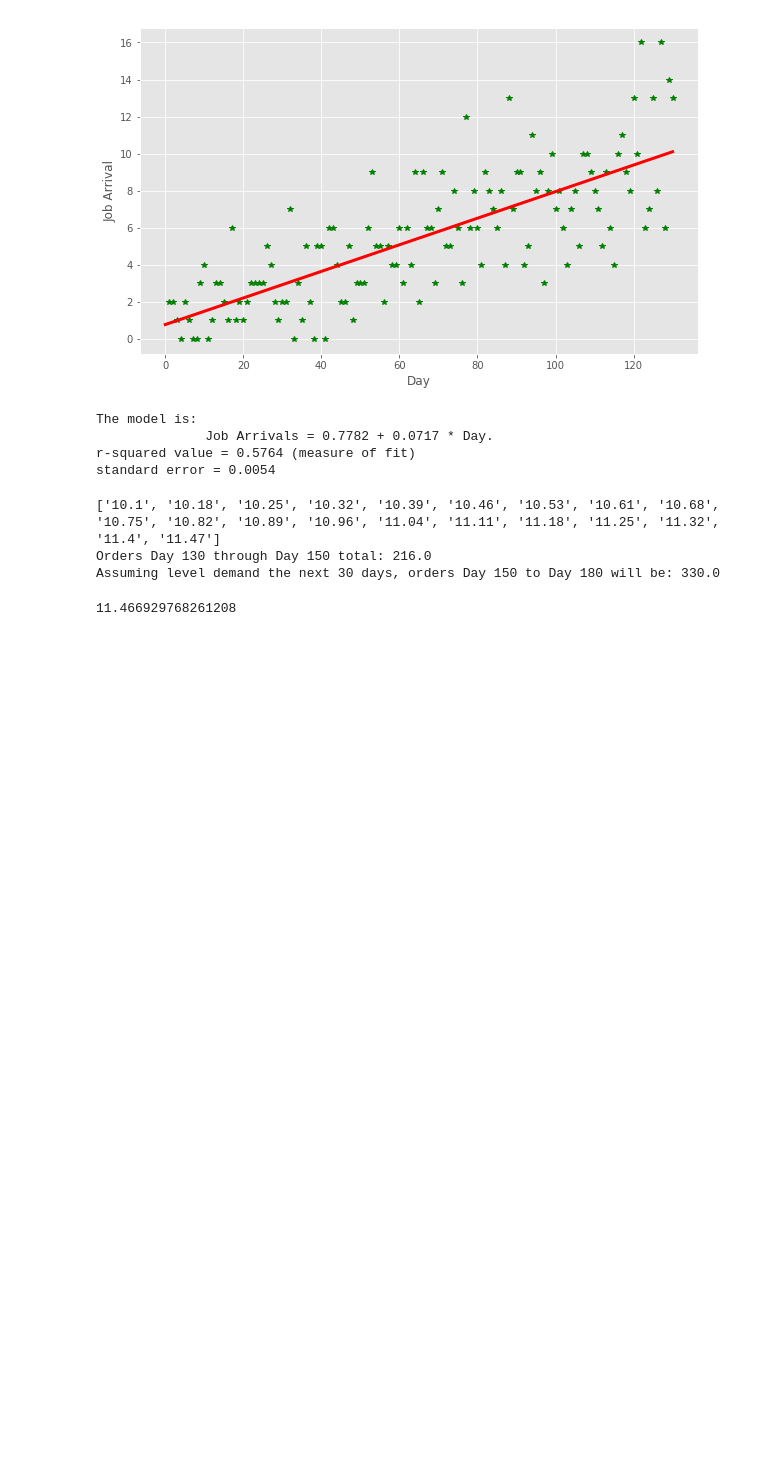
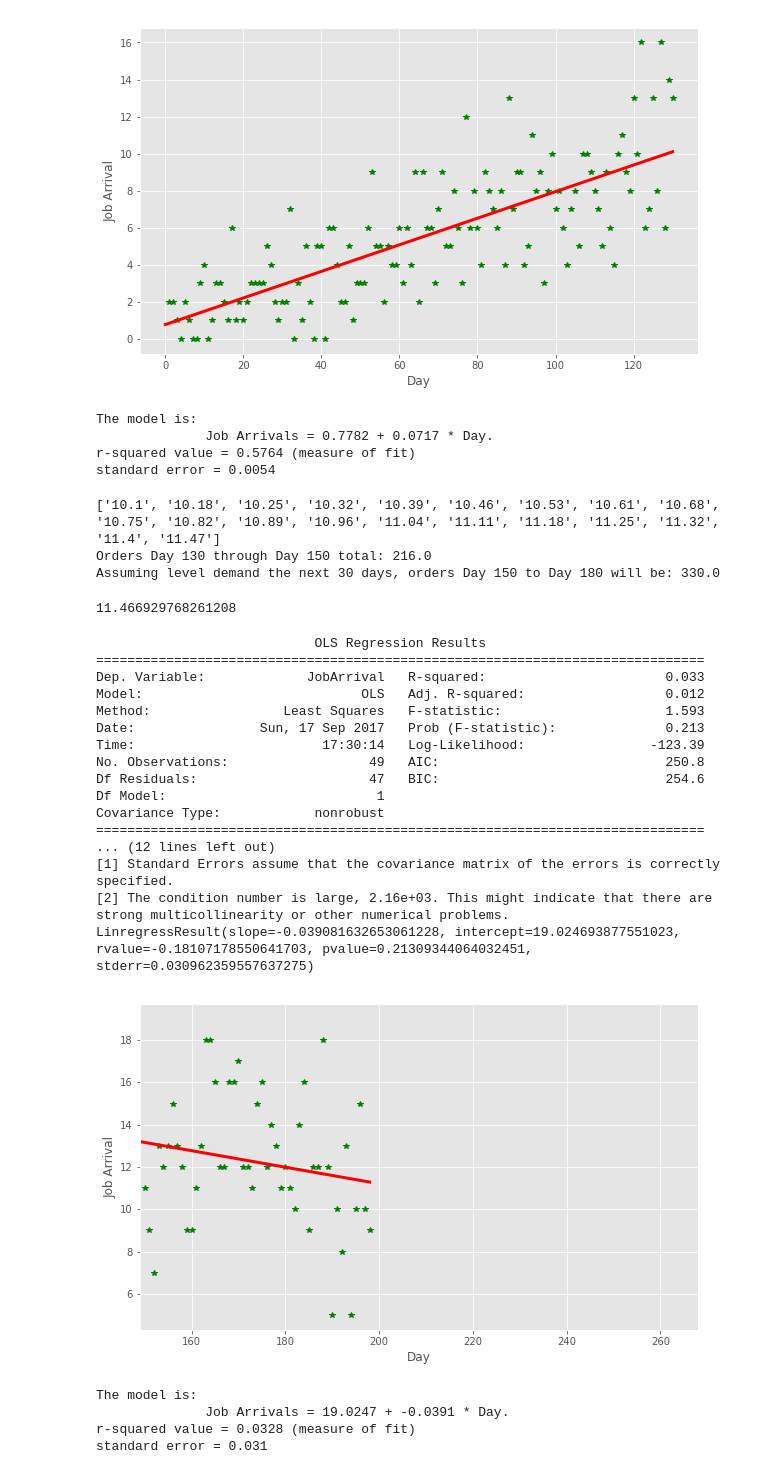
Before and after one commit to jimlohse/mgmt3450, a Jupyter notebook: Sim1.ipynb, the cells around one changed output. Cells and saved outputs as stored; diff of their text form; code cells hidden in the pictures; blank space fills up the shorter version.

Commit message:
added day 150-198 and updated demand prediction

```diff
--- a/Sim1.ipynb
+++ b/Sim1.ipynb
@@ -32,9 +32,11 @@ print("Shape of inventory dataframe is now ",inv.shape)
 #open file job-arrivals-days-1-50.csv with job arrival data
 jobs = pd.read_csv('job-arrivals-days-1-50.csv')
 jobs130 = pd.read_csv('day-130-orders.csv')
+jobs198 = pd.read_csv('job-arrivals-days-150-198.csv')
 
 print("Shape of job arrival dataframe is ",jobs.shape)
 print("Shape of job arrival 130 days dataframe is ",jobs130.shape)
+print("Shape of job arrival 150-198 days dataframe is ",jobs198.shape)
 # %% [output]
 Shape of inventory dataframe is  (50, 2)
 Shape of inventory dataframe is now  (43, 2)
@@ -224,3 +227,62 @@ print("Assuming level demand the next 30 days, orders Day 150 to Day 180 will be
 Orders Day 130 through Day 150 total: 216.0
 Assuming level demand the next 30 days, orders Day 150 to Day 180 will be: 330.0
 11.466929768261208
+# %%
+# now looking at demand dropoff for days 150 to 198
+
+# file is job-arrivals-days-150-198.csv
+
+model = sm.ols(formula="JobArrival ~ Day", data=jobs198)
+model_result = model.fit()
+print(model_result.summary());
+
+day = jobs198['Day']
+jobArrival = jobs198['JobArrival']
+
+# make listPrice and soldPrice earlier
+
+plt.plot(day,jobArrival,'g*')
+
+# adapted from http://localhost:8843/notebooks/05-linear-regression.ipynb cell
+# and http://localhost:8869/notebooks/06-regression-2.ipynb
+lrDayToArrival = linregress(x=day, y=jobArrival)
+print(lrDayToArrival)
+
+x = sc.linspace(0,max(day),1000)
+
+# the stats version of y = mx + b
+plt.plot(x,lrDayToArrival.intercept + lrDayToArrival.slope*x,'r',linewidth=3)
+plt.xlim(149, 268)
+plt.xlabel('Day')
+plt.ylabel('Job Arrival')
+plt.show()
+
+print('The model is:')
+
+
+print('              Job Arrivals = ' + str(round(lrDayToArrival.intercept,4)) + ' + ' + str(round(lrDayToArrival.slope,4)) + ' * Day.')
+print("r-squared value = " + str(round(lrDayToArrival.rvalue**2,4)) + " (measure of fit)")
+print("standard error = " + str(round(lrDayToArrival.stderr,4)))
+# %% [output]
+                            OLS Regression Results
+==============================================================================
+Dep. Variable:             JobArrival   R-squared:                       0.033
+Model:                            OLS   Adj. R-squared:                  0.012
+Method:                 Least Squares   F-statistic:                     1.593
+Date:                Sun, 17 Sep 2017   Prob (F-statistic):              0.213
+Time:                        17:30:14   Log-Likelihood:                -123.39
+No. Observations:                  49   AIC:                             250.8
+Df Residuals:                      47   BIC:                             254.6
+Df Model:                           1
+Covariance Type:            nonrobust
+==============================================================================
+... (12 lines left out)
+[1] Standard Errors assume that the covariance matrix of the errors is correctly specified.
+[2] The condition number is large, 2.16e+03. This might indicate that there are
+strong multicollinearity or other numerical problems.
+LinregressResult(slope=-0.039081632653061228, intercept=19.024693877551023, rvalue=-0.18107178550641703, pvalue=0.21309344064032451, stderr=0.030962359557637275)
+[figure, added]
+The model is:
+              Job Arrivals = 19.0247 + -0.0391 * Day.
+r-squared value = 0.0328 (measure of fit)
+standard error = 0.031
```
Also changed, not shown: parts of 1 cell of this notebook, 2 other files.
